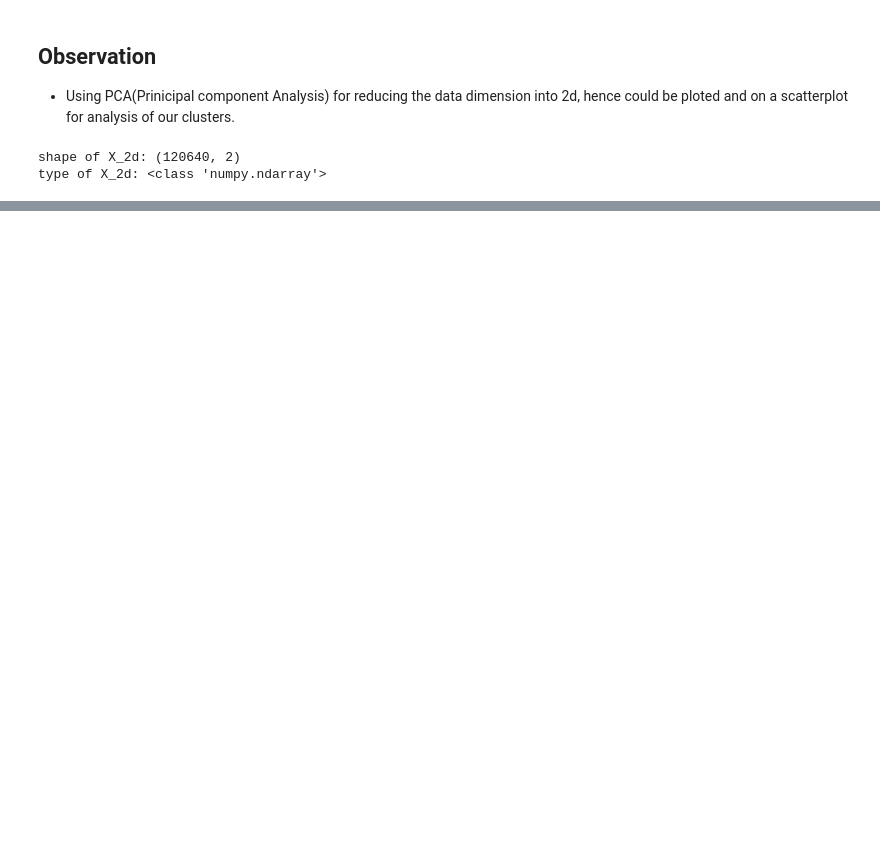
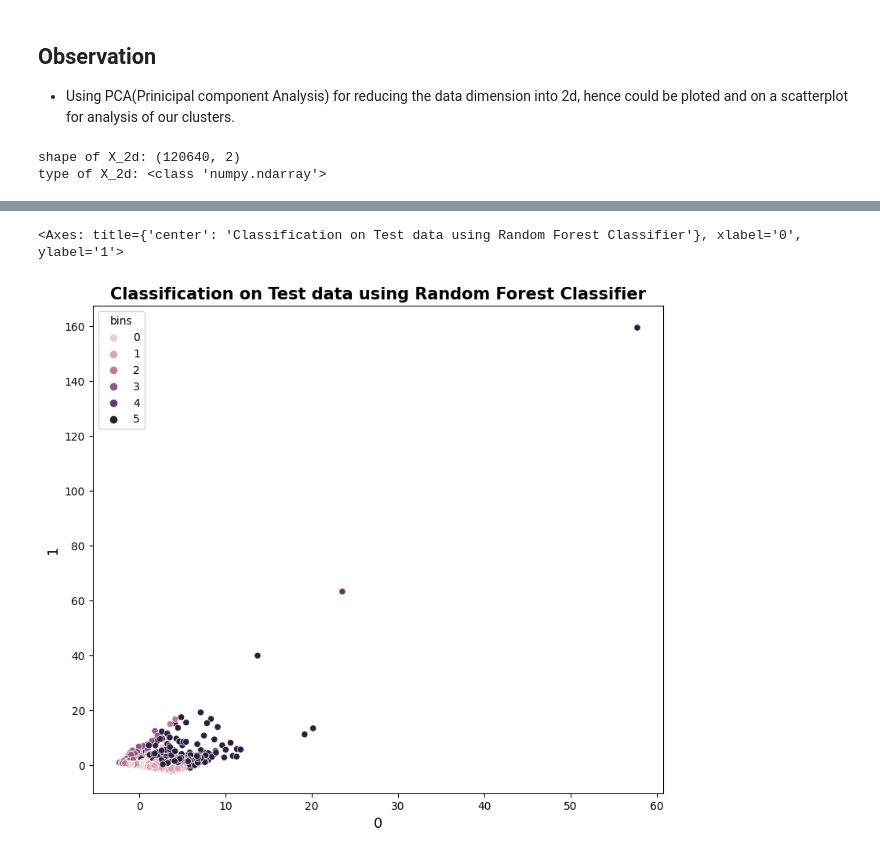
Before and after one commit to SinghJagpreet096/HousePrice-Prediction, a Jupyter notebook: model.ipynb, the cells around one changed output, grey strips where cells are left out. Saved outputs shown, nothing was run; the diff lists cells and outputs as text; code cells hidden in the pictures; blank space fills up the shorter version.

```diff
--- a/model.ipynb
+++ b/model.ipynb
@@ -682,0 +707,10 @@ Classification Report:
+# %%
+X_test_2d = PCA(n_components=2,random_state=0).fit_transform(X_test_transform)
+X_test_2d = pd.DataFrame(X_test_2d)
+X_test_2d['bins'] = y_pred_rfc
+
+set_labels(title='Classification on Test data using Random Forest Classifier')
+sns.scatterplot(x=0, y=1, data=X_test_2d,hue='bins')
+# %% [output]
+<Axes: title={'center': 'Classification on Test data using Random Forest Classifier'}, xlabel='0', ylabel='1'>
+[figure, added]
```
Also changed, not shown: parts of 23 cells of this notebook.
